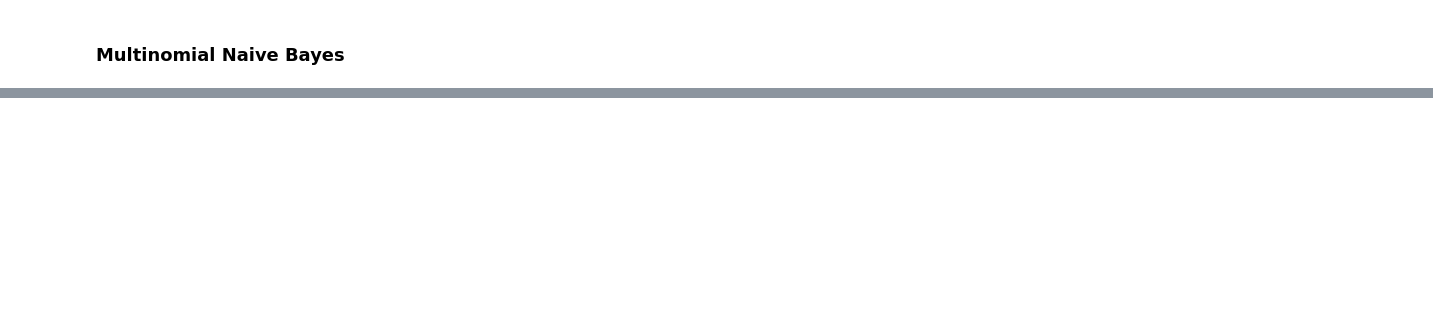
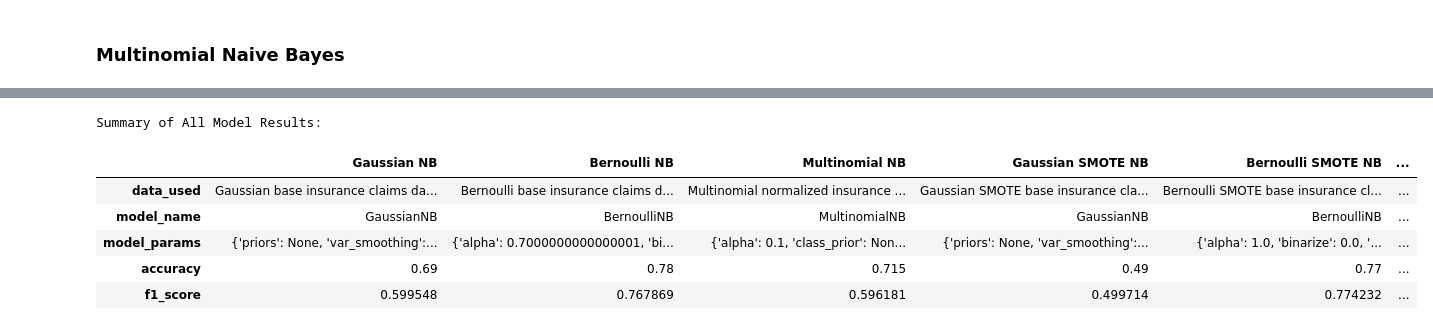
Before and after one commit to jtvon/799S-Data-Science-Capstone, a Jupyter notebook: Week-13-jupyter-notebook.ipynb, the cells around one changed output, grey strips where cells are left out. Saved outputs shown, nothing was run; the diff lists cells and outputs as text; code cells hidden in the pictures; blank space fills up the shorter version.

```diff
--- a/Week-13-jupyter-notebook.ipynb
+++ b/Week-13-jupyter-notebook.ipynb
@@ -386,0 +487,21 @@ MultinomialNB F1 score: 0.60
+# %%
+# Gridsearch parameters for the Multinomial NB model
+param_grid_mnb_base_s = {
+    'alpha': np.linspace(0.1, 1.0, 10)
+}
+
+grid_best_params_mnb_base_s, grid_cv_score_mnb_base_s = gridsearchcv(
+    MultinomialNB,X_train_ins_norm_s, y_train_ins_norm_s, param_dict=param_grid_mnb_base_s, random_state=random_state, scoring='accuracy', cv=None)
+
+print()
+
+# Evaluate the mnb base model
+base_ins_mnb_model_s, base_ins_mnb_pred_s, base_ins_mnb_results_s = classifier_model(
+    "Multinomial SMOTE normalized insurance claims dataset",
+    MultinomialNB,
+    X_train_ins_norm_s,
+    y_train_ins_norm_s,
+    X_test_ins_norm_s,
+    y_test_ins_norm_s,
+    **grid_best_params_mnb_base_s
+)
@@ -386,0 +527,21 @@ MultinomialNB F1 score: 0.60
+# %%
+# Print the results in a dataframe for comparison
+results_all = pd.DataFrame({
+    "Gaussian NB": base_ins_gnb_results,
+    "Bernoulli NB": base_ins_bnb_results,
+    "Multinomial NB": base_ins_mnb_results,
+    "Gaussian SMOTE NB": base_ins_gnb_results_s,
+    "Bernoulli SMOTE NB": base_ins_bnb_results_s,
+    "Multinomial SMOTE NB": base_ins_mnb_results_s
+})
+
+print("\nSummary of All Model Results:\n")
+results_all
+# %% [output]
+Summary of All Model Results:
+|  | Gaussian NB | Bernoulli NB | Multinomial NB | Gaussian SMOTE NB | Bernoulli SMOTE NB | ... |
+| data_used | Gaussian base insurance claims da... | Bernoulli base insurance claims d... | Multinomial normalized insurance ... | Gaussian SMOTE base insurance cla... | Bernoulli SMOTE base insurance cl... | ... |
+| model_name | GaussianNB | BernoulliNB | MultinomialNB | GaussianNB | BernoulliNB | ... |
+| model_params | {'priors': None, 'var_smoothing':... | {'alpha': 0.7000000000000001, 'bi... | {'alpha': 0.1, 'class_prior': Non... | {'priors': None, 'var_smoothing':... | {'alpha': 1.0, 'binarize': 0.0, '... | ... |
+| accuracy | 0.69 | 0.78 | 0.715 | 0.49 | 0.77 | ... |
+| f1_score | 0.599548 | 0.767869 | 0.596181 | 0.499714 | 0.774232 | ... |
```
Also changed, not shown: parts of 7 cells of this notebook, 1 other file.
